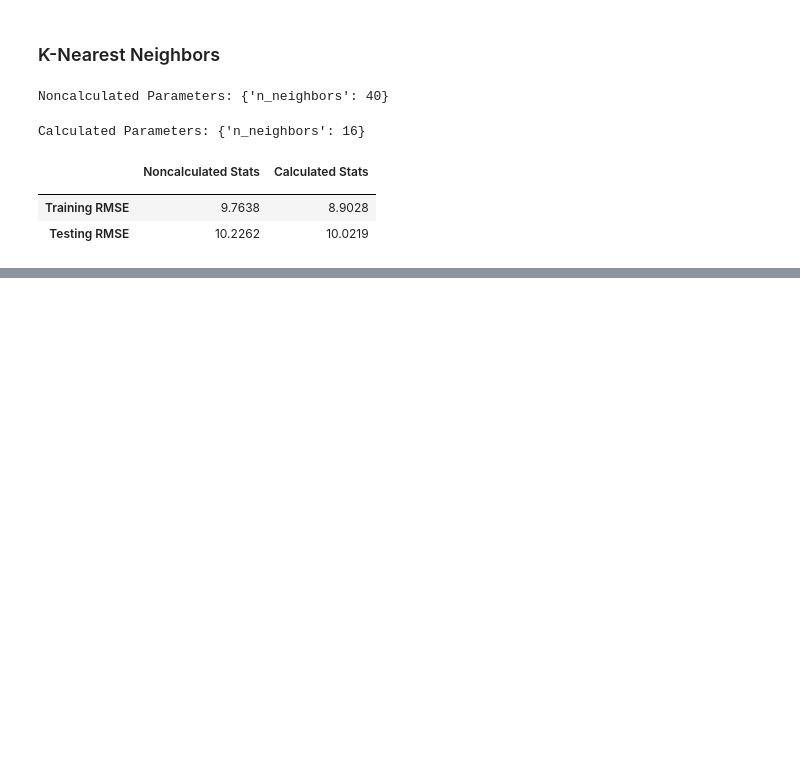
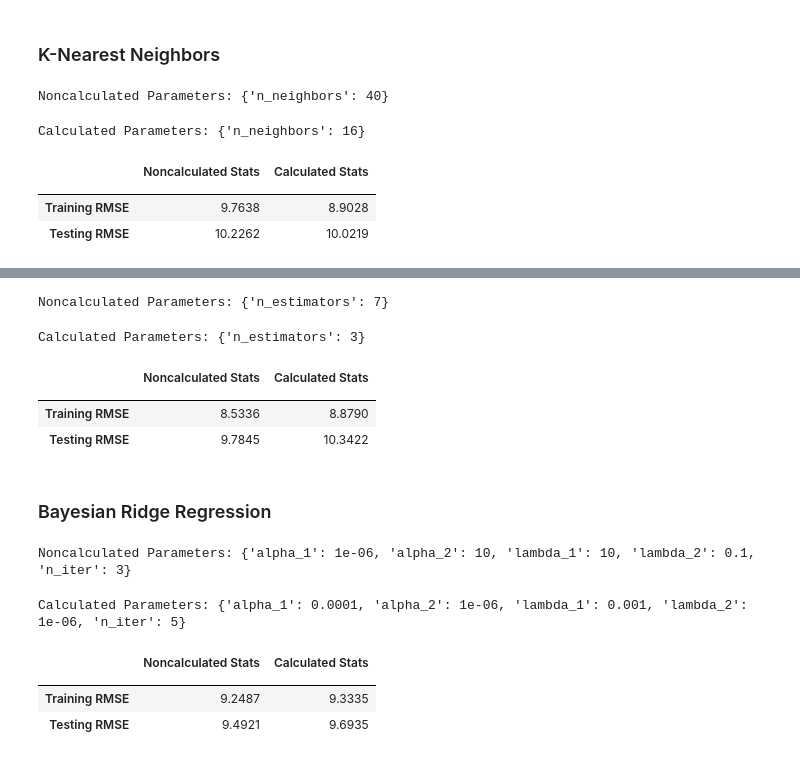
Before and after one commit to lawewers/Springboard-Capstone-MLB-W-vs.-L, a Jupyter notebook: CapstoneProject.ipynb, the cells around one changed output, grey strips where cells are left out. Drawn from its saved outputs; the diff is of its cells as text; code cells hidden in the pictures; blank space fills up the shorter version.

```diff
--- a/CapstoneProject.ipynb
+++ b/CapstoneProject.ipynb
@@ -545,0 +594,44 @@ table
+# %%
+from sklearn.ensemble import AdaBoostRegressor
+
+grid_param = {'n_estimators':range(1,10)
+             }
+
+nada = AdaBoostRegressor()
+nclf = GridSearchCV(nada, grid_param)
+nclf.fit(nX_train, nY_train)
+None
+# %%
+ntrain_pred = nclf.predict(nX_train)
+ntrain_rmse = np.sqrt(mean_squared_error(nY_train, ntrain_pred))
+ntest_pred = nclf.predict(nX_test)
+ntest_rmse = np.sqrt(mean_squared_error(nY_test, ntest_pred))
+print('Noncalculated Parameters:',  nclf.best_params_)
+# %% [output]
+Noncalculated Parameters: {'n_estimators': 7}
+# %%
+cada = AdaBoostRegressor()
+cclf = GridSearchCV(nada, grid_param)
+cclf.fit(cX_train, cY_train)
+None
+# %%
+ctrain_pred = cclf.predict(cX_train)
+ctrain_rmse = np.sqrt(mean_squared_error(cY_train, ctrain_pred))
+ctest_pred = cclf.predict(cX_test)
+ctest_rmse = np.sqrt(mean_squared_error(cY_test, ctest_pred))
+print('Calculated Parameters:',  cclf.best_params_)
+# %% [output]
+Calculated Parameters: {'n_estimators': 3}
+# %%
+rmse_type = [['Training RMSE', ntrain_rmse, ctrain_rmse], ['Testing RMSE', ntest_rmse, ctest_rmse]]
+table = pd.DataFrame(rmse_type)
+table.columns = ['','Noncalculated Stats', 'Calculated Stats']
+table.set_index('',inplace=True)
+table
+# %% [output]
+|  | Noncalculated Stats | Calculated Stats |
+|  |  |  |
+| Training RMSE | 8.5336 | 8.8790 |
+| Testing RMSE | 9.7845 | 10.3422 |
+# %% [markdown]
+### Bayesian Ridge Regression
@@ -545,0 +652,8 @@ table
+# %%
+ntrain_pred = nclf.predict(nX_train)
+ntrain_rmse = np.sqrt(mean_squared_error(nY_train, ntrain_pred))
+ntest_pred = nclf.predict(nX_test)
+ntest_rmse = np.sqrt(mean_squared_error(nY_test, ntest_pred))
+print('Noncalculated Parameters:',  nclf.best_params_)
+# %% [output]
+Noncalculated Parameters: {'alpha_1': 1e-06, 'alpha_2': 10, 'lambda_1': 10, 'lambda_2': 0.1, 'n_iter': 3}
@@ -545,0 +665,19 @@ table
+# %%
+ctrain_pred = cclf.predict(cX_train)
+ctrain_rmse = np.sqrt(mean_squared_error(cY_train, ctrain_pred))
+ctest_pred = cclf.predict(cX_test)
+ctest_rmse = np.sqrt(mean_squared_error(cY_test, ctest_pred))
+print('Calculated Parameters:',  cclf.best_params_)
+# %% [output]
+Calculated Parameters: {'alpha_1': 0.0001, 'alpha_2': 1e-06, 'lambda_1': 0.001, 'lambda_2': 1e-06, 'n_iter': 5}
+# %%
+rmse_type = [['Training RMSE', ntrain_rmse, ctrain_rmse], ['Testing RMSE', ntest_rmse, ctest_rmse]]
+table = pd.DataFrame(rmse_type)
+table.columns = ['','Noncalculated Stats', 'Calculated Stats']
+table.set_index('',inplace=True)
+table
+# %% [output]
+|  | Noncalculated Stats | Calculated Stats |
+|  |  |  |
+| Training RMSE | 9.2487 | 9.3335 |
+| Testing RMSE | 9.4921 | 9.6935 |
```
Also changed, not shown: parts of 10 cells of this notebook.
